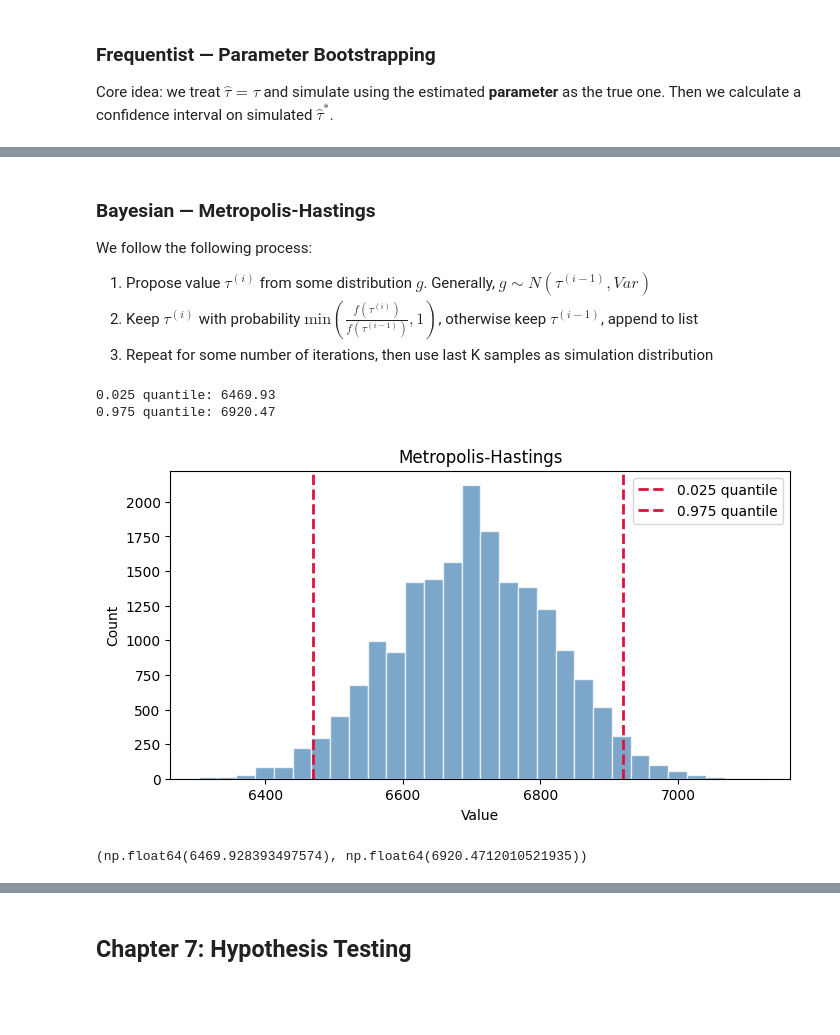
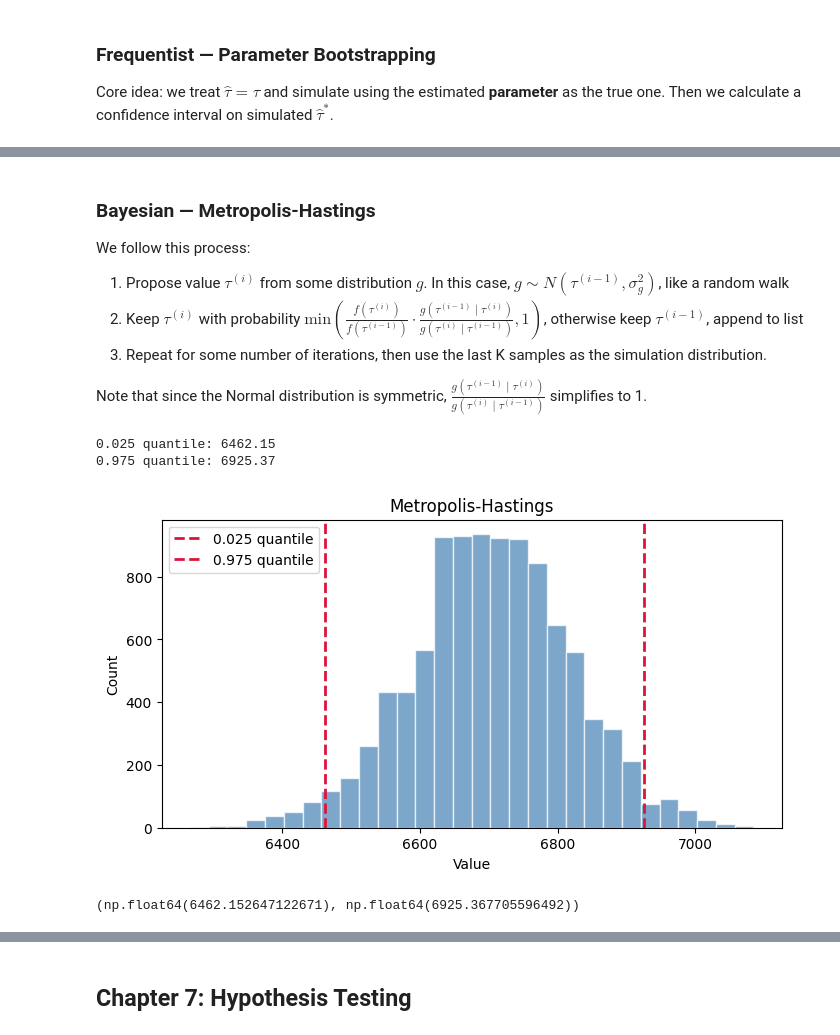
Before and after one commit to su-andrew/stats200q, a Jupyter notebook: Stats200_Book.ipynb, the cells around one changed output, grey strips where cells are left out. Cells and saved outputs as stored; diff of their text form; code cells hidden in the pictures; blank space fills up the shorter version.

```diff
--- a/Stats200_Book.ipynb
+++ b/Stats200_Book.ipynb
@@ -815,30 +787,0 @@ $$
-# %%
-# 95% credible interval on a Gamma distribution
-
-toy_alpha = 4
-toy_beta = 1.2  # rate parameter
-toy_scale = 1 / toy_beta
-
-lower, upper = stats.gamma.ppf([0.025, 0.975], a=toy_alpha, scale=toy_scale)
-x = np.linspace(0, stats.gamma.ppf(0.995, a=toy_alpha, scale=toy_scale), 1000)
-pdf = stats.gamma.pdf(x, a=toy_alpha, scale=toy_scale)
-
-fig, ax = plt.subplots(figsize=(10, 5))
-ax.plot(x, pdf, color="#1f77b4", linewidth=2, label=fr"Gamma($\alpha={toy_alpha}$, $\beta={toy_beta}$)")
-
-inside = (x >= lower) & (x <= upper)
-ax.fill_between(x[inside], pdf[inside], color="#1f77b4", alpha=0.25, label="95% credible interval")
-ax.axvline(lower, color="#d62728", linestyle="--", linewidth=1.5)
-ax.axvline(upper, color="#d62728", linestyle="--", linewidth=1.5)
-
-ax.annotate(fr"2.5%: {lower:.2f}", xy=(lower, stats.gamma.pdf(lower, a=toy_alpha, scale=toy_scale)),
-            xytext=(lower + 0.25, pdf.max() * 0.65), arrowprops={"arrowstyle": "->", "color": "#d62728"})
-ax.annotate(fr"97.5%: {upper:.2f}", xy=(upper, stats.gamma.pdf(upper, a=toy_alpha, scale=toy_scale)),
-            xytext=(upper - 2.2, pdf.max() * 0.45), arrowprops={"arrowstyle": "->", "color": "#d62728"})
-
-ax.set_title("95% Credible Interval for a Gamma Distribution", fontsize=13)
-ax.set_xlabel(r"$\tau$", fontsize=12)
-ax.set_ylabel("Density", fontsize=12)
-ax.legend()
-plt.tight_layout()
-plt.show()
@@ -1008,40 +955,42 @@ AttributeError: 'DataFrame' object has no attribute 'flatten'
 # %% [markdown]
 ### Bayesian — Metropolis-Hastings
 
-We follow the following process:
-1. Propose value $\tau^{(i)}$ from some distribution $g$. Generally, $g \sim N(\tau^{(i - 1)}, Var)$
-2. Keep $\tau^{(i)}$ with probability $\mathrm{min} (\frac{f(\tau^{(i)})}{f(\tau^{(i - 1)})} , 1)$, otherwise keep $\tau^{(i - 1)}$, append to list
-3. Repeat for some number of iterations, then use last K samples as simulation distribution
+We follow this process:
+1. Propose value $\tau^{(i)}$ from some distribution $g$. In this case, $g \sim N(\tau^{(i - 1)}, \sigma_g^2)$, like a random walk
+2. Keep $\tau^{(i)}$ with probability $\mathrm{min} (\frac{f(\tau^{(i)})}{f(\tau^{(i - 1)})} \cdot \frac{g(\tau^{(i - 1)} \mid \tau^{(i)})}{g(\tau^{(i)} \mid \tau^{(i - 1)}) }  , 1)$, otherwise keep $\tau^{(i - 1)}$, append to list
+3. Repeat for some number of iterations, then use the last K samples as the simulation distribution.
+
+Note that since the Normal distribution is symmetric, $\frac{g(\tau^{(i - 1)} \mid \tau^{(i)})}{g(\tau^{(i)} \mid \tau^{(i - 1)}) }$ simplifies to 1.
 # %%
 n_iter = 20000
-burn_in = 1000
+burn_in = 10000
 # np.random.normal(loc= , scale= , size= )
 
 sampled_tau = []
 tau_current = tau_mle
 log_p_current = log_posterior(tau_current, np.asarray(log_returns).squeeze(), mu)
 proposal_sd = 0.1 * tau_current
 
 for _ in range(n_iter):
     # propose new tau
     tau_proposed = np.random.normal(tau_current, proposal_sd)
     log_p_proposed = log_posterior(tau_proposed, np.asarray(log_returns).squeeze(), mu)
 
-    # accept with probability min(1, f(tau)/f(tau_proposed))
+    # accept with probability min(1, f(tau)/f(tau_proposed)) --> g ratio simplifies to 1 since g is symmetric
     accept_prob = min(1, np.exp(log_p_proposed - log_p_current))
     if np.random.uniform() < accept_prob:
         tau_current = tau_proposed
         log_p_current = log_p_proposed
 
     sampled_tau.append(tau_current)
 
 # plot and find confidence interval
-plot_quantile_hist(sampled_tau[:-burn_in], title="Metropolis-Hastings")
+plot_quantile_hist(sampled_tau[burn_in:], title="Metropolis-Hastings")
 # %% [output]
-0.025 quantile: 6469.93
-0.975 quantile: 6920.47
+0.025 quantile: 6462.15
+0.975 quantile: 6925.37
-[figure, old version]
+[figure, new version]
-(np.float64(6469.928393497574), np.float64(6920.4712010521935))
+(np.float64(6462.152647122671), np.float64(6925.367705596492))
 # %% [markdown]
 ### Comparison
 
```
Also changed, not shown: parts of 48 cells of this notebook, 1 other file.
